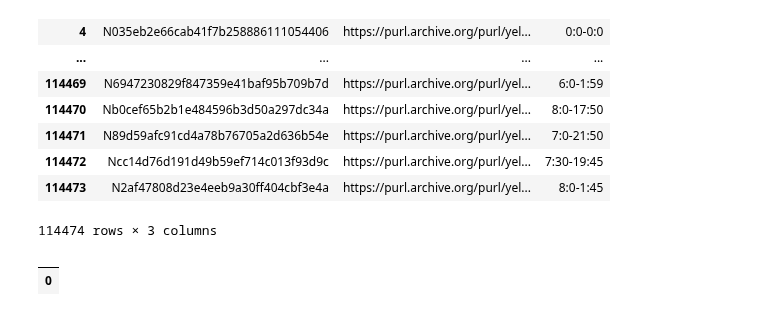
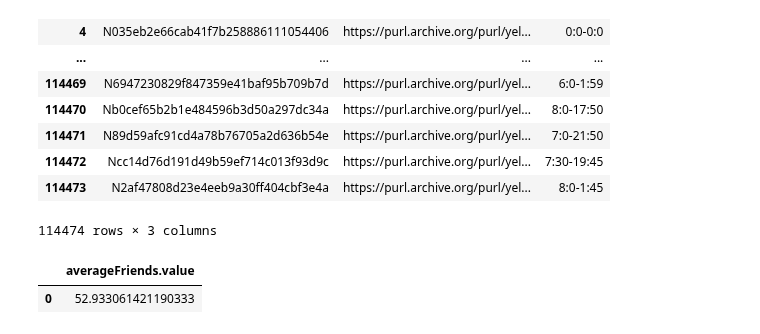
Before and after one commit to christiannielsen98/DVML-P7, a Jupyter notebook: Development/christian_playground.ipynb, the cells around one changed output. Cells and saved outputs as stored; diff of their text form; code cells hidden in the pictures.

Commit message:
requirenments created + yelp cq avg friends solved

```diff
--- a/Development/christian_playground.ipynb
+++ b/Development/christian_playground.ipynb
@@ -280,20 +266,21 @@ run_query(sparql_query, as_dataframe=True)
 # %%
 sparql_query="""SELECT (AVG(?friendCount) AS ?averageFriends)
 WHERE {
-  ?user schema:knows ?friend .
   {
-    SELECT ?friend (COUNT(?user) AS ?friendCount)
+    SELECT ?user (COUNT(?friend) AS ?friendCount)
     WHERE {
-      ?user schema:knows ?friend .
+      ?user rdfs:Class schema:Person .
+      OPTIONAL{
+      ?user schema:knows ?friend .}
     }
-    GROUP BY ?friend
+    GROUP BY ?user
   }
 }"""
 
 run_query(sparql_query, as_dataframe=True)
 # %% [output]
-|  |
-| 0 |
+|  | averageFriends.value |
+| 0 | 52.933061421190333 |
 # %%
 sparql_query="""
     SELECT ?user (COUNT(?friend) AS ?friendCount)
```
Also changed, not shown: parts of 12 cells of this notebook, 11 other files.
